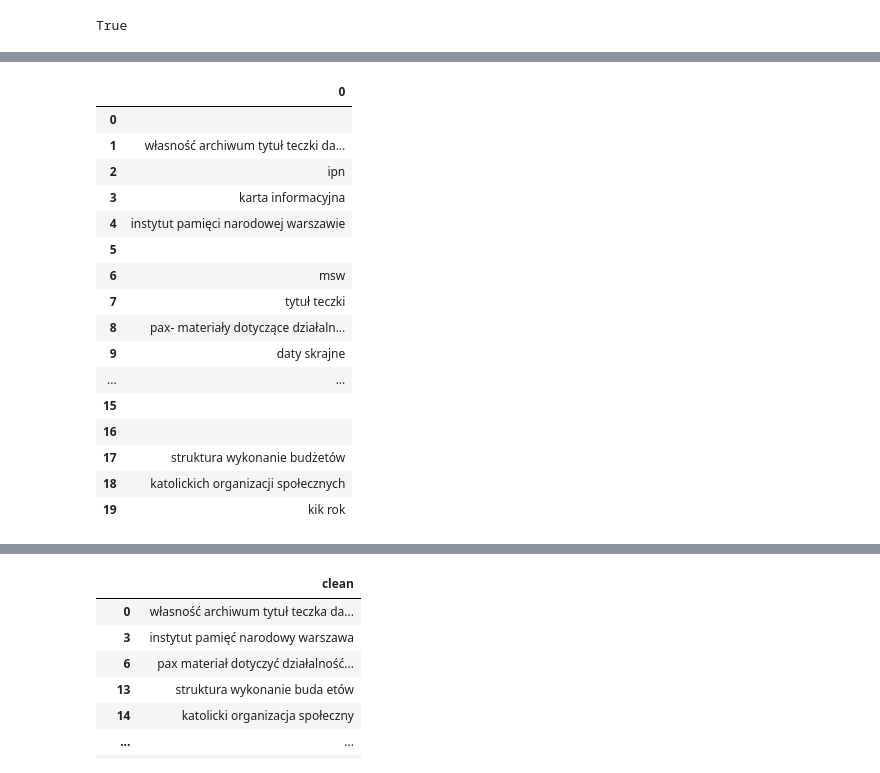
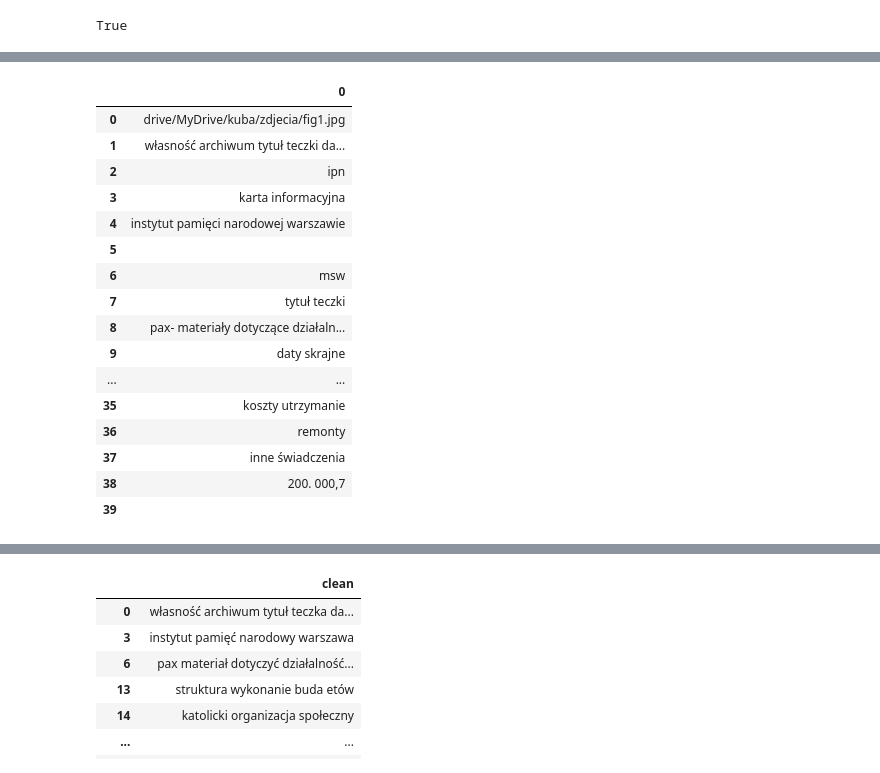
Before and after one commit to KacperGrodecki/image_proccessing, a Jupyter notebook: kuba_img_text_reading_found_words_analyzing_enchant.ipynb, the cells around one changed output, grey strips where cells are left out. Drawn from its saved outputs; the diff is of its cells as text; code cells hidden in the pictures.

```diff
--- a/kuba_img_text_reading_found_words_analyzing_enchant.ipynb
+++ b/kuba_img_text_reading_found_words_analyzing_enchant.ipynb
@@ -51,6 +60,8 @@ def similar(a, b):
 # %%
 def word_correction_enchant(a):
     a=str(a)
+    if 'drive/MyDrive/kuba/' in a:
+      return a
     correct=''
     for word in a.split():
         if len(word)>1:
@@ -67,8 +78,8 @@ correct=text.applymap(lambda x: word_correction_enchant(x))
 # %%
-correct.head(20)
+correct.head(40)
 # %% [output]
 |  | 0 |
-| 0 |  |
+| 0 | drive/MyDrive/kuba/zdjecia/fig1.jpg |
 | 1 | własność archiwum tytuł teczki da... |
 | 2 | ipn |
 | 3 | karta informacyjna |
@@ -79,10 +90,10 @@ correct.head(20)
 | 8 | pax- materiały dotyczące działaln... |
 | 9 | daty skrajne |
 | ... | ... |
-| 15 |  |
-| 16 |  |
-| 17 | struktura wykonanie budżetów |
-| 18 | katolickich organizacji społecznych |
-| 19 | kik rok |
+| 35 | koszty utrzymanie |
+| 36 | remonty |
+| 37 | inne świadczenia |
+| 38 | 200. 000,7 |
+| 39 |  |
 # %%
 correct1 = correct[correct['0']!= '']
```
Also changed, not shown: parts of 17 cells of this notebook.
